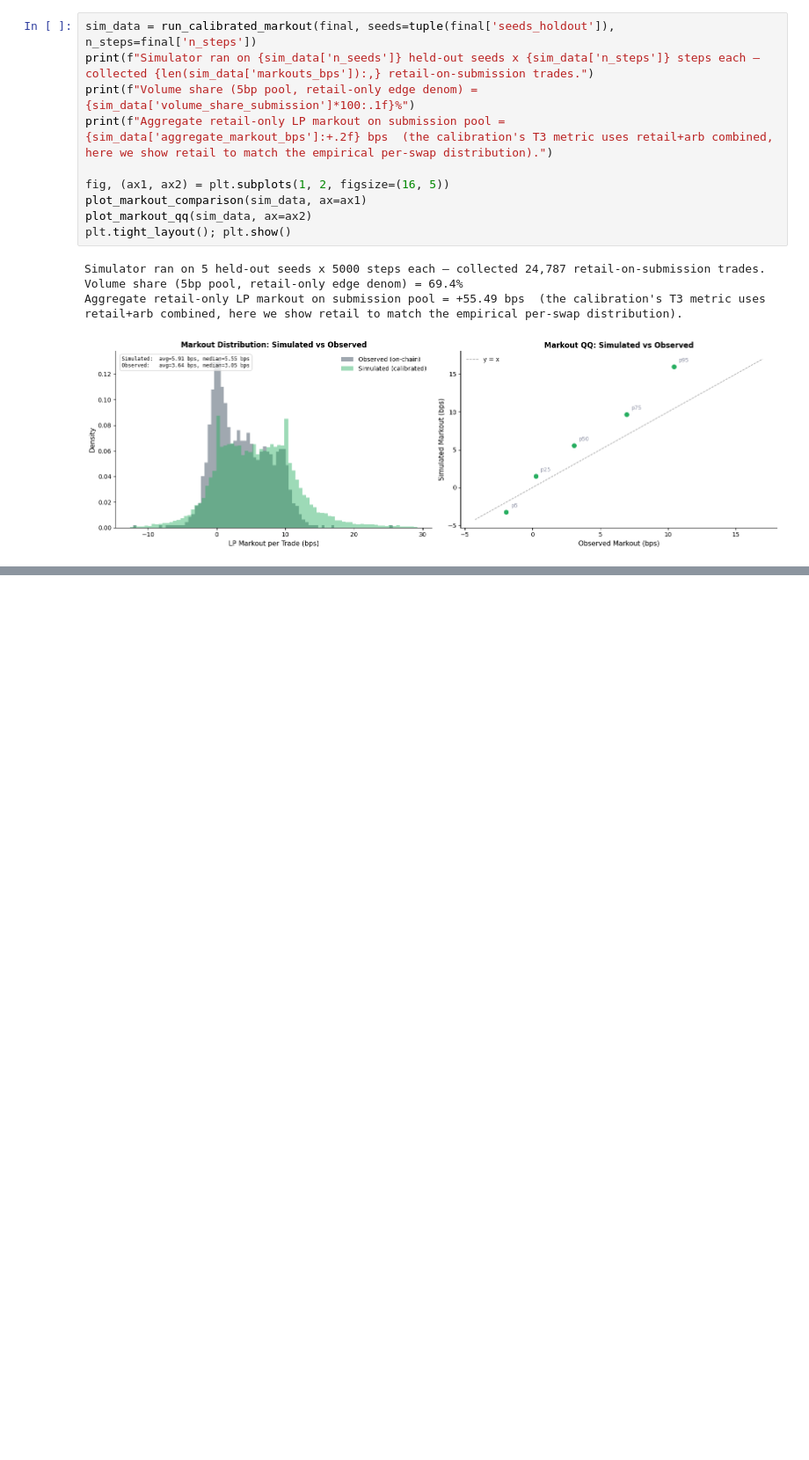
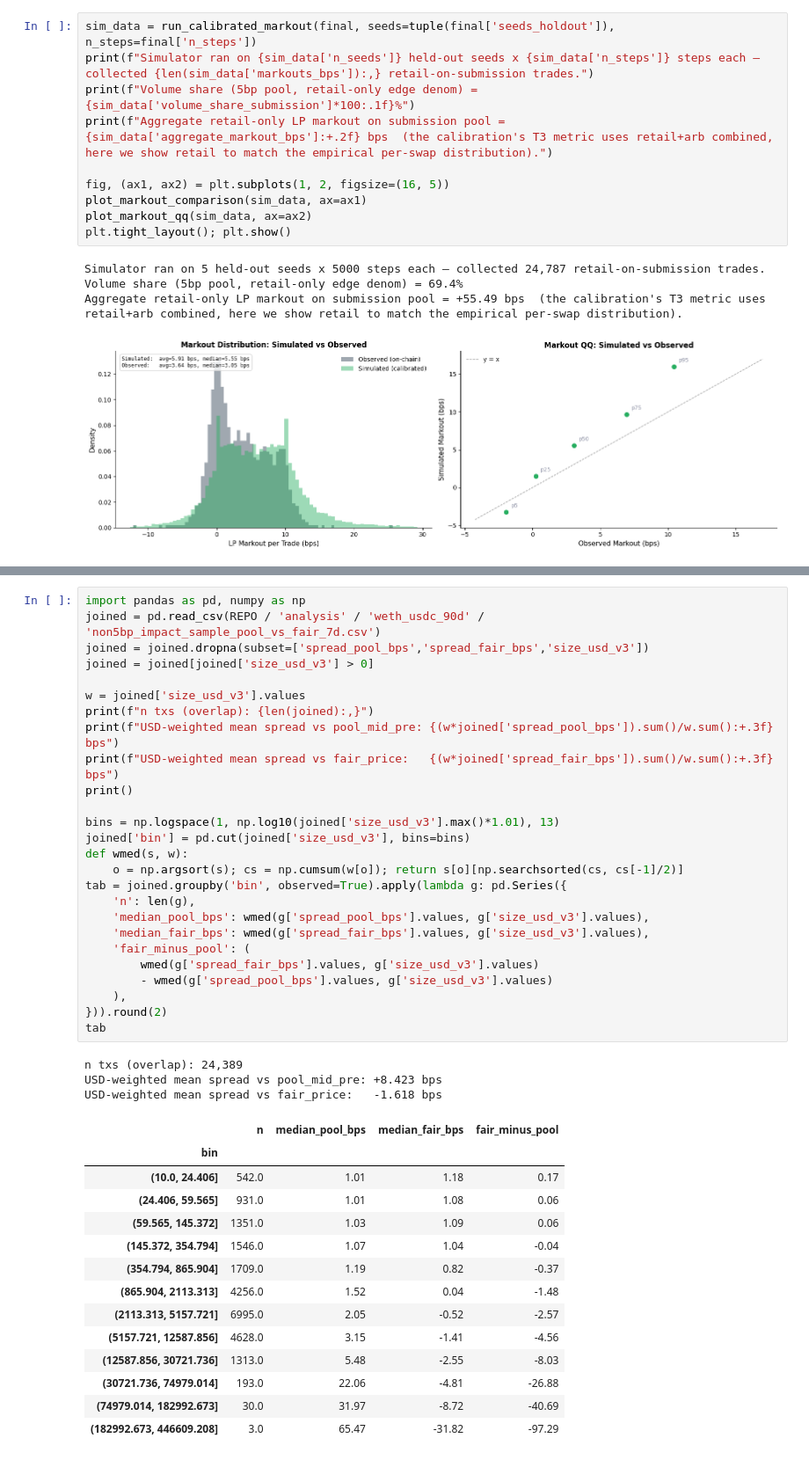
Before and after one commit to wanxinwanxin/amm-gym, a Jupyter notebook: presentation/calibration_three_targets.ipynb, the cells around one changed output, grey strips where cells are left out. Shown at 88% size. Drawn from its saved outputs; the diff is of its cells as text; blank space fills up the shorter version.

```diff
--- a/presentation/calibration_three_targets.ipynb
+++ b/presentation/calibration_three_targets.ipynb
@@ -133,0 +177,44 @@ Aggregate retail-only LP markout on submission pool = +55.49 bps  (the calibrati
+# %%
+import pandas as pd, numpy as np
+joined = pd.read_csv(REPO / 'analysis' / 'weth_usdc_90d' / 'non5bp_impact_sample_pool_vs_fair_7d.csv')
+joined = joined.dropna(subset=['spread_pool_bps','spread_fair_bps','size_usd_v3'])
+joined = joined[joined['size_usd_v3'] > 0]
+
+w = joined['size_usd_v3'].values
+print(f"n txs (overlap): {len(joined):,}")
+print(f"USD-weighted mean spread vs pool_mid_pre: {(w*joined['spread_pool_bps']).sum()/w.sum():+.3f} bps")
+print(f"USD-weighted mean spread vs fair_price:   {(w*joined['spread_fair_bps']).sum()/w.sum():+.3f} bps")
+print()
+
+bins = np.logspace(1, np.log10(joined['size_usd_v3'].max()*1.01), 13)
+joined['bin'] = pd.cut(joined['size_usd_v3'], bins=bins)
+def wmed(s, w):
+    o = np.argsort(s); cs = np.cumsum(w[o]); return s[o][np.searchsorted(cs, cs[-1]/2)]
+tab = joined.groupby('bin', observed=True).apply(lambda g: pd.Series({
+    'n': len(g),
+    'median_pool_bps': wmed(g['spread_pool_bps'].values, g['size_usd_v3'].values),
+    'median_fair_bps': wmed(g['spread_fair_bps'].values, g['size_usd_v3'].values),
+    'fair_minus_pool': (
+        wmed(g['spread_fair_bps'].values, g['size_usd_v3'].values)
+        - wmed(g['spread_pool_bps'].values, g['size_usd_v3'].values)
+    ),
+})).round(2)
+tab
+# %% [output]
+n txs (overlap): 24,389
+USD-weighted mean spread vs pool_mid_pre: +8.423 bps
+USD-weighted mean spread vs fair_price:   -1.618 bps
+|  | n | median_pool_bps | median_fair_bps | fair_minus_pool |
+| bin |  |  |  |  |
+| (10.0, 24.406] | 542.0 | 1.01 | 1.18 | 0.17 |
+| (24.406, 59.565] | 931.0 | 1.01 | 1.08 | 0.06 |
+| (59.565, 145.372] | 1351.0 | 1.03 | 1.09 | 0.06 |
+| (145.372, 354.794] | 1546.0 | 1.07 | 1.04 | -0.04 |
+| (354.794, 865.904] | 1709.0 | 1.19 | 0.82 | -0.37 |
+| (865.904, 2113.313] | 4256.0 | 1.52 | 0.04 | -1.48 |
+| (2113.313, 5157.721] | 6995.0 | 2.05 | -0.52 | -2.57 |
+| (5157.721, 12587.856] | 4628.0 | 3.15 | -1.41 | -4.56 |
+| (12587.856, 30721.736] | 1313.0 | 5.48 | -2.55 | -8.03 |
+| (30721.736, 74979.014] | 193.0 | 22.06 | -4.81 | -26.88 |
+| (74979.014, 182992.673] | 30.0 | 31.97 | -8.72 | -40.69 |
+| (182992.673, 446609.208] | 3.0 | 65.47 | -31.82 | -97.29 |
```
Also changed, not shown: parts of 12 cells of this notebook.
